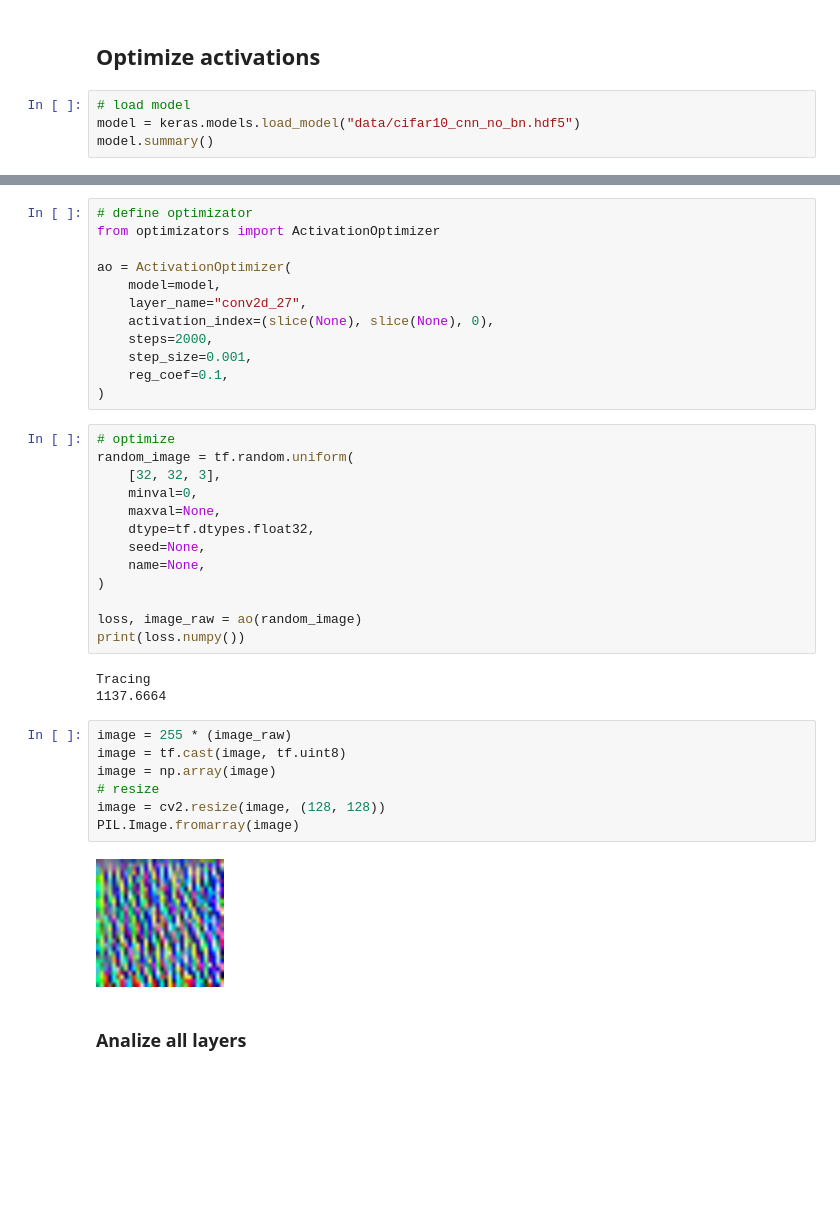
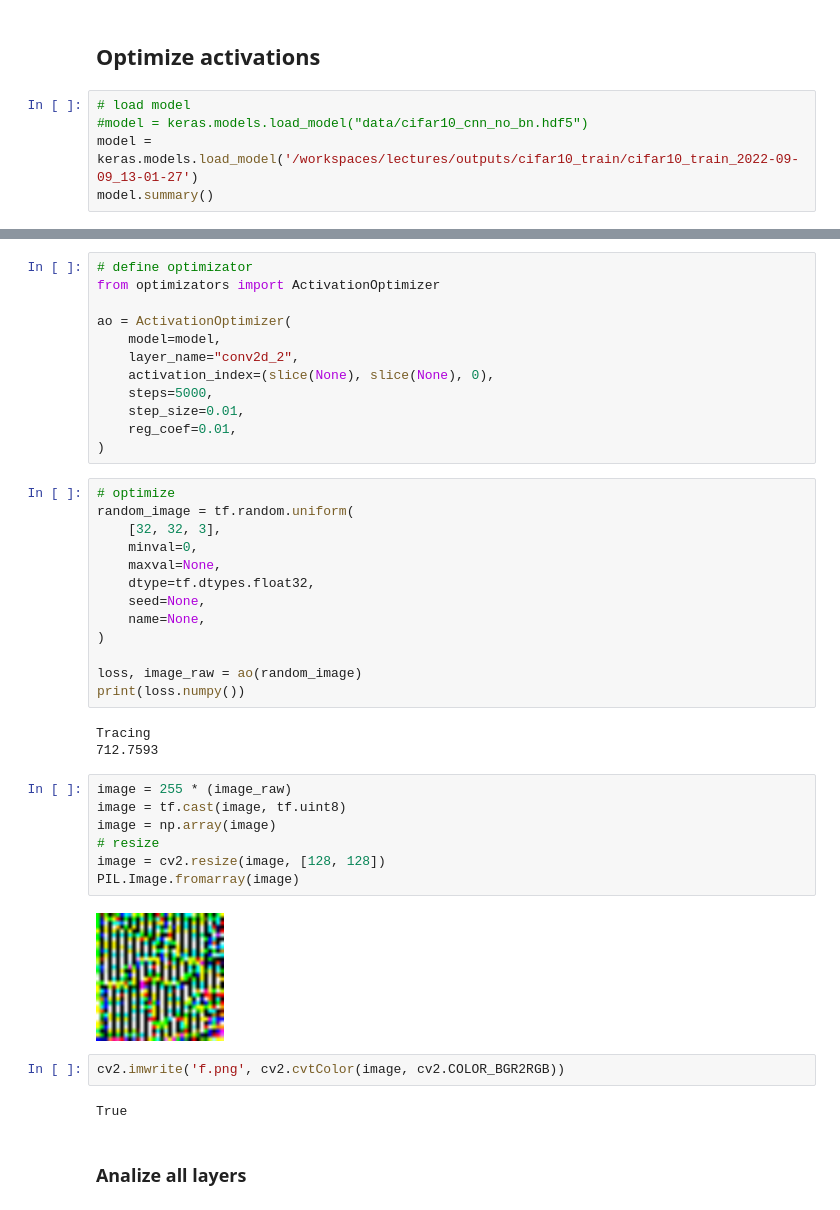
Before and after one commit to Leonid-Erlygin/lectures, a Jupyter notebook: l5_visualization/activation_optimization.ipynb, the cells around one changed output, grey strips where cells are left out. Drawn from its saved outputs; the diff is of its cells as text; blank space fills up the shorter version.

Commit message:
opt all layers

```diff
--- a/l5_visualization/activation_optimization.ipynb
+++ b/l5_visualization/activation_optimization.ipynb
@@ -29,6 +29,7 @@ class_names = [
 ## Optimize activations
 # %%
 # load model
-model = keras.models.load_model("data/cifar10_cnn_no_bn.hdf5")
+#model = keras.models.load_model("data/cifar10_cnn_no_bn.hdf5")
+model = keras.models.load_model('/workspaces/lectures/outputs/cifar10_train/cifar10_train_2022-09-09_13-01-27')
 model.summary()
 # %% [output]
@@ -55,11 +56,11 @@ from optimizators import ActivationOptimizer
 
 ao = ActivationOptimizer(
     model=model,
-    layer_name="conv2d_27",
+    layer_name="conv2d_2",
     activation_index=(slice(None), slice(None), 0),
-    steps=2000,
-    step_size=0.001,
-    reg_coef=0.1,
+    steps=5000,
+    step_size=0.01,
+    reg_coef=0.01,
 )
 # %%
 # optimize
@@ -76,15 +77,19 @@ loss, image_raw = ao(random_image)
 print(loss.numpy())
 # %% [output]
 Tracing
-1137.6664
+712.7593
 # %%
 image = 255 * (image_raw)
 image = tf.cast(image, tf.uint8)
 image = np.array(image)
 # resize
-image = cv2.resize(image, (128, 128))
+image = cv2.resize(image, [128, 128])
 PIL.Image.fromarray(image)
 # %% [output]
-[figure, old version]
+[figure, new version]
+# %%
+cv2.imwrite('f.png', cv2.cvtColor(image, cv2.COLOR_BGR2RGB))
+# %% [output]
+True
 # %% [markdown]
 ### Analize all layers
```
Also changed, not shown: parts of 1 cell of this notebook, 3 other files.
